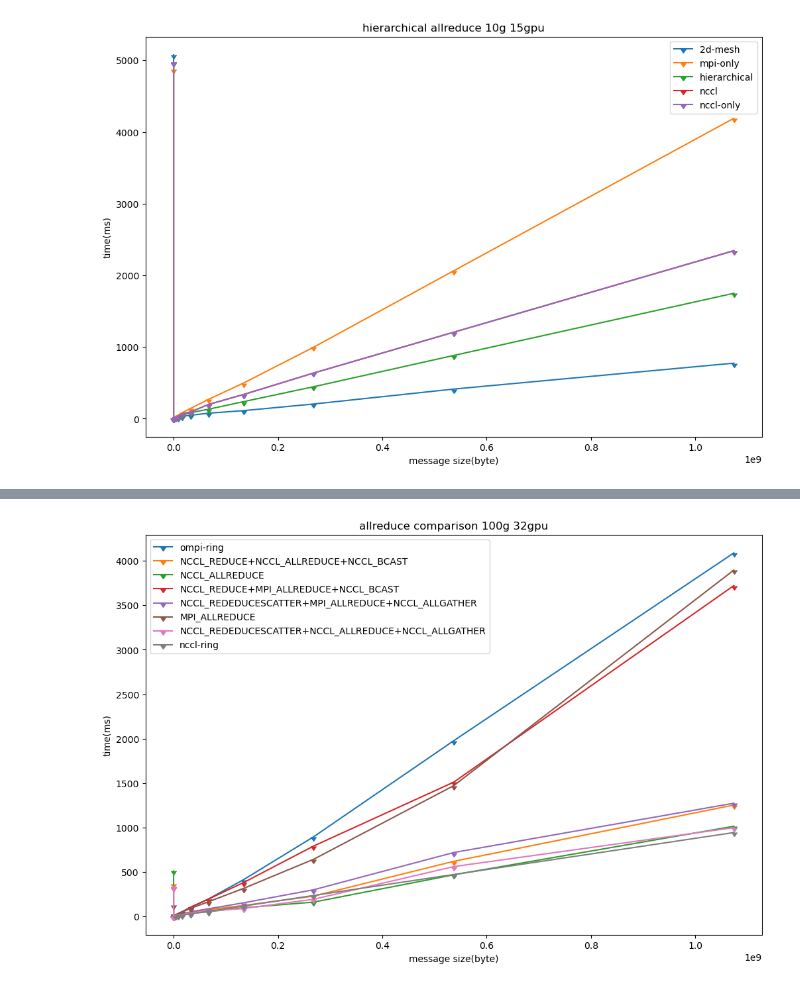
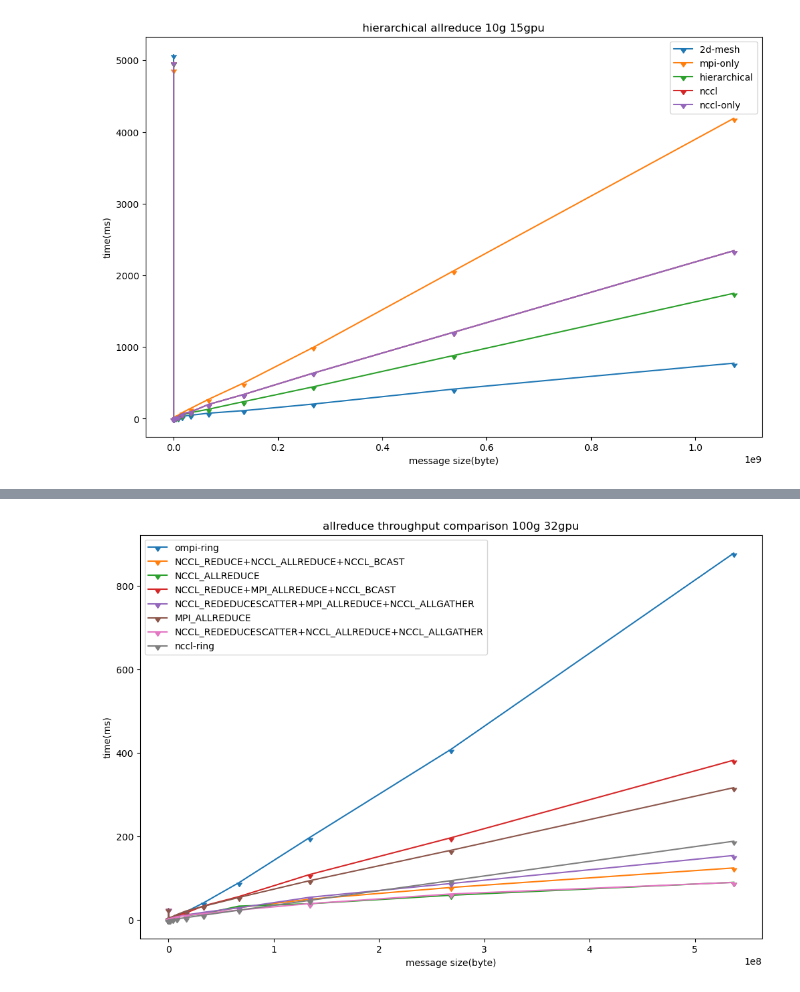
Before and after one commit to dexhunter/allreduce-experiments, a Jupyter notebook: vis_horovod.ipynb, the cells around one changed output, grey strips where cells are left out. Cells and saved outputs as stored; diff of their text form; code cells hidden in the pictures.

```diff
--- a/vis_horovod.ipynb
+++ b/vis_horovod.ipynb
@@ -28,7 +28,10 @@ def read_hvd(filename, arrlen=29):
     # 32-bit floating number is 4 byte
     x = [2**i *4 for i in range(arrlen)]
 
-    return x, y
+    x = np.array(x)
+    y = np.array(y)
+
+    return x.astype('float'), y.astype('float')
 
 plt.rcParams['figure.figsize'] = [12, 8]
 plt.rcParams['figure.dpi'] = 100 # 200 e.g. is really fine, but slower
@@ -228,41 +294,57 @@ plt.show()
 # %%
 x, y = read_algo_with_head('data/ompi-32gpu-results/32gpus/100g/algo4-stepexp2.txt')
 x1, y1 = read_hvd("./data/horovod-results/32gpu/100g-32gpu-nccl.txt")
-x2, y2 = read_hvd("./data/horovod-results/32gpu/10g-32gpu-nccl-only.txt")
+x2, y2 = read_hvd("./data/horovod-results/32gpu/100g-32gpu-nccl-only.txt")
 x3, y3 = read_hvd("./data/horovod-results/32gpu/100g-32gpu-2dmesh-4.txt")
 x4, y4 = read_hvd("./data/horovod-results/32gpu/100g-32gpu-h-4.txt")
 x5, y5 = read_hvd("./data/horovod-results/32gpu/100g-32gpu-mpi.txt")
 x6, y6 = read_hvd("./data/horovod-results/32gpu/100g-32gpu-newnccl.txt")
-x7, y7 = read_algo_skip_head('data/nccl-results/nccl-32gpus/100g-stepexp2.txt', 723)
+x7, y7 = read_algo_skip_head('data/nccl-results/nccl-32gpus/100g-stepexp2-2.txt', 723)
 
-x = x * 4
-y = y * 10e-3
+y = y * 1e-3
+y7 = y7 * 1e-3
+
+x1 = x1 * 4
+x2 = x2 * 4
+x3 = x3 * 4
+x4 = x4 * 4
+x5 = x5 * 4
+x6 = x6 * 4
 
 
-x = x[:-1]
-y = y[:-1]
+x1 = x1[1:-3]
+x2 = x2[1:-3]
+x3 = x3[1:-3]
+x4 = x4[1:-3]
+x5 = x5[1:-3]
+x6 = x6[1:-3]
 
-x7 = x7 * 4
-y7 = y7 * 10e-3
+y1 = y1[1:-3]
+y2 = y2[1:-3]
+y3 = y3[1:-3]
+y4 = y4[1:-3]
+y5 = y5[1:-3]
+y6 = y6[1:-3]
 
 
 
 plt.plot(x,y, marker=11, label='ompi-ring')
 plt.plot(x1,y1, marker=11, label='NCCL_REDUCE+NCCL_ALLREDUCE+NCCL_BCAST')
 plt.plot(x2,y2, marker=11, label='NCCL_ALLREDUCE')
 plt.plot(x3,y3, marker=11, label='NCCL_REDUCE+MPI_ALLREDUCE+NCCL_BCAST')
 plt.plot(x4,y4, marker=11, label='NCCL_REDEDUCESCATTER+MPI_ALLREDUCE+NCCL_ALLGATHER')
 plt.plot(x5,y5, marker=11, label='MPI_ALLREDUCE')
 plt.plot(x6,y6, marker=11, label='NCCL_REDEDUCESCATTER+NCCL_ALLREDUCE+NCCL_ALLGATHER')
 plt.plot(x7,y7, marker=11, label='nccl-ring')
 
 
 
+
 plt.xlabel('message size(byte)')
 plt.ylabel('time(ms)')
 plt.legend()
 # mpi_allreduce
-plt.title('allreduce comparison 100g 32gpu')
+plt.title('allreduce throughput comparison 100g 32gpu')
 plt.show()
 # %% [output]
-[figure, old version]
+[figure, new version]
```
Also changed, not shown: parts of 17 cells of this notebook, 2 other files.
